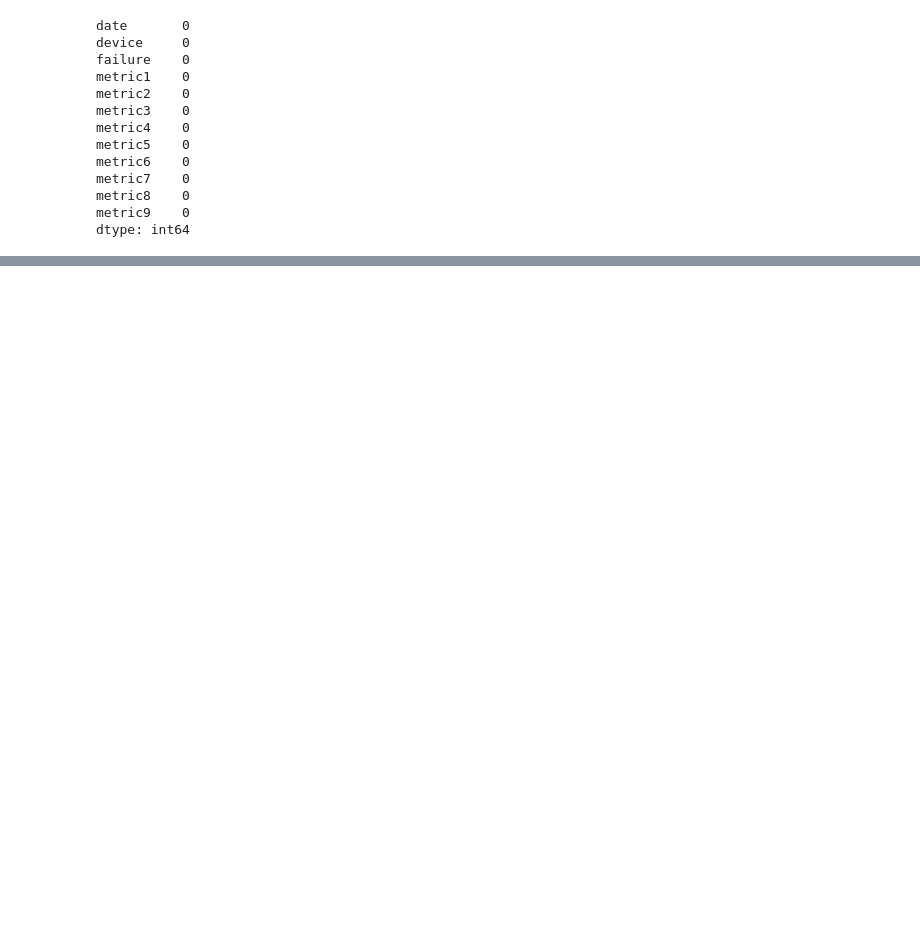
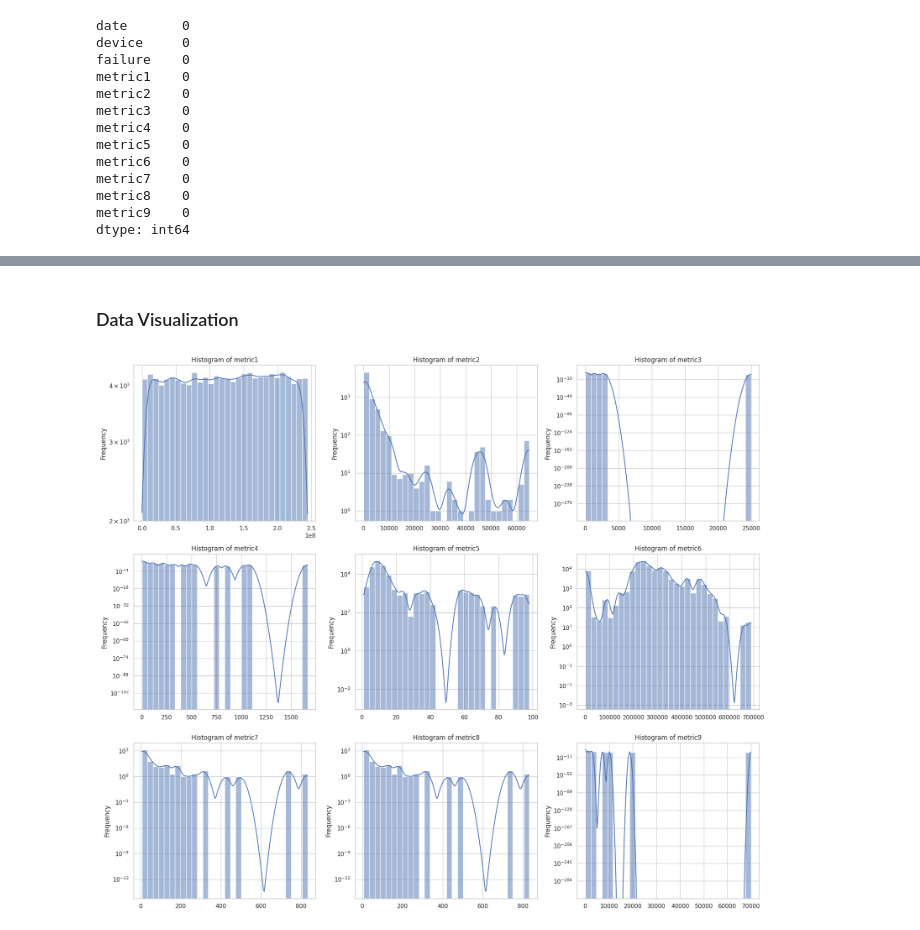
Before and after one commit to Valerie-Fan/python-data-analysis-and-machine-learning, a Jupyter notebook: dataset1.ipynb, the cells around one changed output, grey strips where cells are left out. Cells and saved outputs as stored; diff of their text form; code cells hidden in the pictures; blank space fills up the shorter version.

```diff
--- a/dataset1.ipynb
+++ b/dataset1.ipynb
@@ -14,8 +21,7 @@ from sklearn.metrics import confusion_matrix, classification_report
 from sklearn.metrics import accuracy_score, precision_score, recall_score, f1_score
 from sklearn.metrics import roc_curve, roc_auc_score
 # %%
-# import dataset
-df = pd.read_csv('maintenance_prediction.csv')
+df = pd.read_csv('/content/maintenance_prediction.csv')
 df.head()
 # %% [output]
 |  | date | device | failure | metric1 | metric2 | metric3 | metric4 | metric5 | metric6 | metric7 | metric8 | ... |
@@ -77,0 +105,28 @@ dtype: int64
+# %% [markdown]
+### Data Visualization
+# %%
+# histograms
+import matplotlib.pyplot as plt
+import seaborn as sns
+
+# Set the aesthetic style of the plots
+sns.set(style="whitegrid")
+
+# Prepare figure layout
+fig, axes = plt.subplots(nrows=3, ncols=3, figsize=(18, 15))
+
+# List of metrics to plot
+metrics = ['metric1', 'metric2', 'metric3', 'metric4', 'metric5', 'metric6', 'metric7', 'metric8', 'metric9']
+
+# Create histograms
+for ax, metric in zip(axes.flatten(), metrics):
+    sns.histplot(df[df[metric] != 0][metric], bins=30, ax=ax, kde=True)  # Filtering zero values for clearer distribution
+    ax.set_title(f'Histogram of {metric}')
+    ax.set_xlabel('')
+    ax.set_ylabel('Frequency')
+    ax.set_yscale('log')  # Using logarithmic scale due to wide distribution ranges
+
+plt.tight_layout()
+plt.show()
+# %% [output]
+[figure, added]
```
Also changed, not shown: parts of 18 cells of this notebook.
